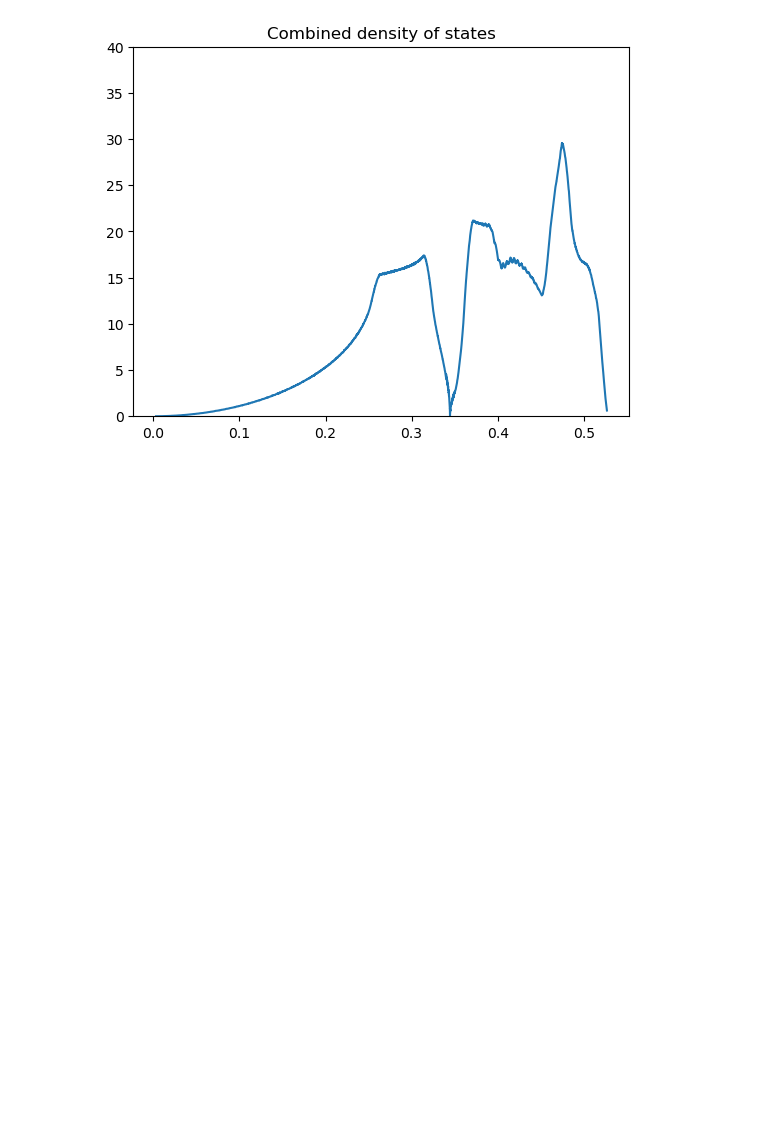
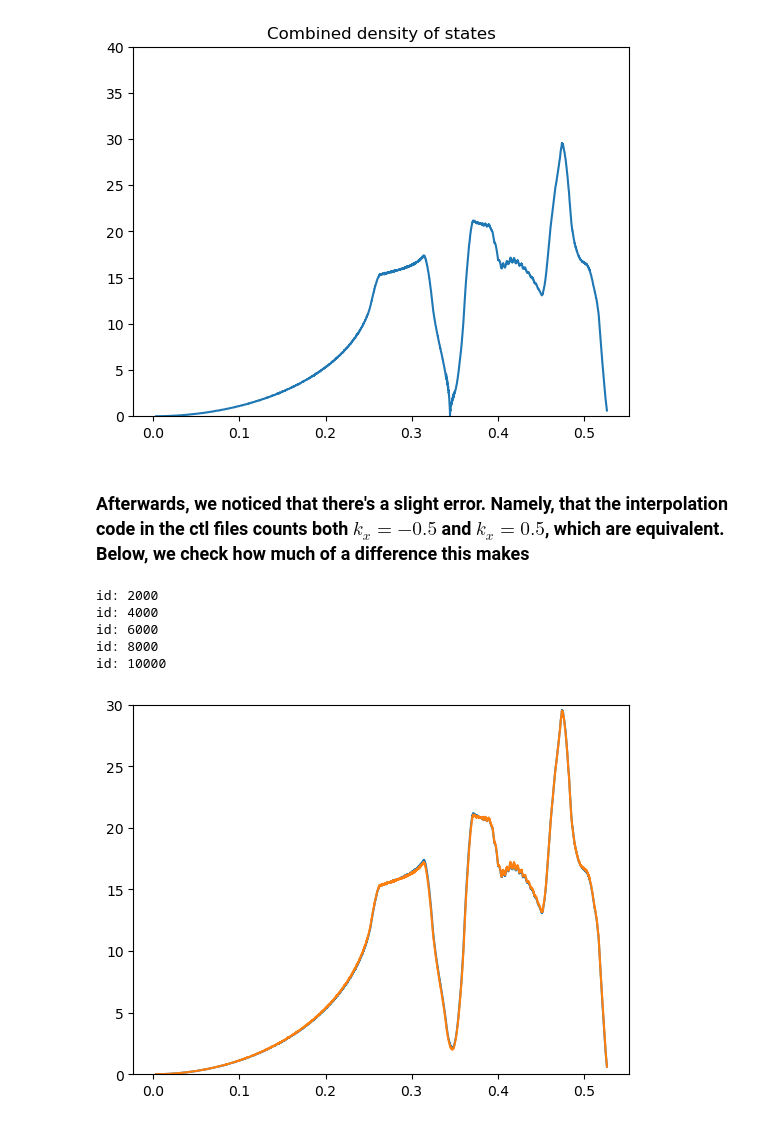
Before and after one commit to AliGhorashiCMT/localized_defects_in_3d, a Jupyter notebook: fig_dos/Analyze.ipynb, the cells around one changed output. Saved outputs shown, nothing was run; the diff lists cells and outputs as text; code cells hidden in the pictures; blank space fills up the shorter version.

```diff
--- a/fig_dos/Analyze.ipynb
+++ b/fig_dos/Analyze.ipynb
@@ -142,3 +142,34 @@ jldopen("dos.jld2", "w") do fid
     fid["energies"] = combined_energies
     fid["dos"] = combined_dos
 end;
+# %% [markdown]
+### Afterwards, we noticed that there's a slight error. Namely, that the interpolation code in the ctl files counts both $k_x=-0.5$ and $k_x=0.5$, which are equivalent. Below, we check how much of a difference this makes
+# %%
+dispersionv = Float64[]
+dispersionv_corrected = Float64[]
+for (id, log) in enumerate(logsv)
+    (id % 2000) == 0 && (println("id: $id"); flush(stdout))
+    dispersion_str = logs_to_dispersion(log, "");
+    dispersion = readdlm(IOBuffer(dispersion_str), ',')[:, 6:end] # the first 5 elements correspond to b-zone coordinates
+    dispersion_corrected = readdlm(IOBuffer(dispersion_str), ',')[1:end-1, 6:end] # the first 5 elements correspond to b-zone coordinates
+    push!(dispersionv, vec(dispersion)...) # All frequency points
+    push!(dispersionv_corrected, vec(dispersion_corrected)...) # All frequency points
+end
+# %% [output]
+id: 2000
+id: 4000
+id: 6000
+id: 8000
+id: 10000
+# %%
+dos, energies = np.histogram(dispersionv, bins=10000)
+dos_corrected, energies_corrected = np.histogram(dispersionv_corrected, bins=10000)
+window_size = 200
+dos_smoothed_2 = np.convolve(dos, np.ones(window_size)/window_size, mode="same");
+dos_smoothed_2_corrected = np.convolve(dos_corrected, np.ones(window_size)/window_size, mode="same");
+# %%
+plot(energies[1:end-1], 5*dos_smoothed_2/length(dispersionv)/diff(energies)[1])
+plot(energies_corrected[1:end-1], 5*dos_smoothed_2_corrected/diff(energies_corrected)[1]/length(dispersionv_corrected))
+ylim(0, 30);
+# %% [output]
+[figure, added]
```
Also changed, not shown: parts of 3 cells of this notebook.
